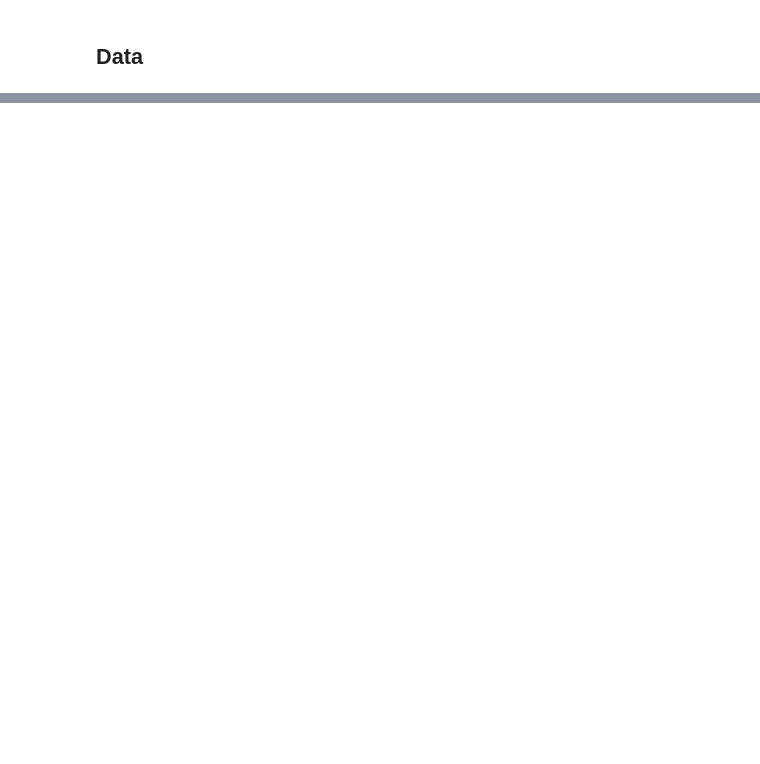
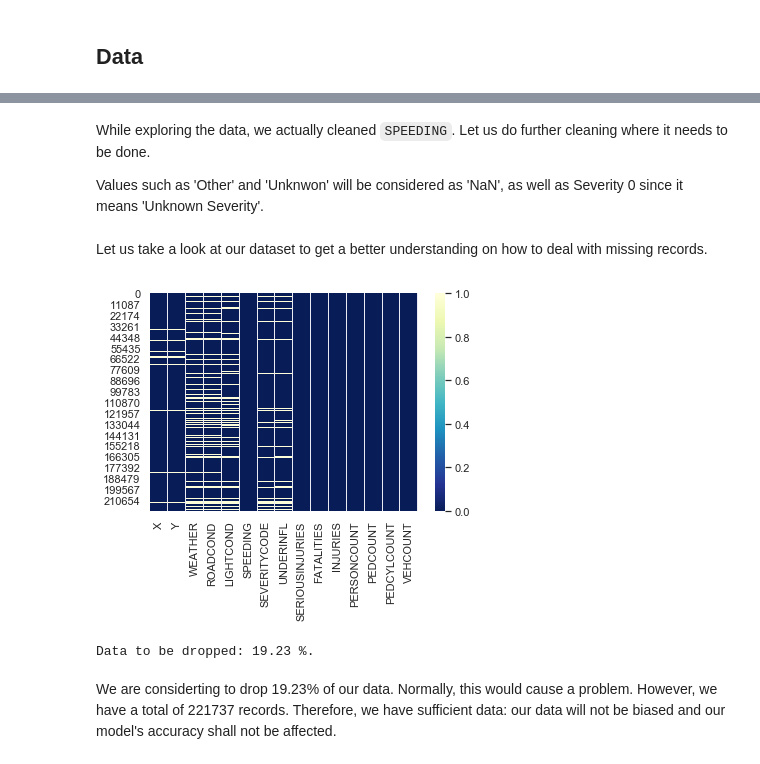
Before and after one commit to IbraM1993/Coursera_Capstone, a Jupyter notebook: Capstone Project_ Car Accident Severity.ipynb, the cells around one changed output, grey strips where cells are left out. Saved outputs shown, nothing was run; the diff lists cells and outputs as text; code cells hidden in the pictures; blank space fills up the shorter version.

```diff
--- a/Capstone Project_ Car Accident Severity.ipynb
+++ b/Capstone Project_ Car Accident Severity.ipynb
@@ -28,0 +450,7 @@ However, a description for the provided dataset was not found. Hence, it might b
+# %%
+data_clean = data[['X', 'Y', 'WEATHER', 'ROADCOND', 'LIGHTCOND',
+                   'SPEEDING', 'SEVERITYCODE', 'UNDERINFL',
+                   'SERIOUSINJURIES', 'FATALITIES', 'INJURIES',
+                   'PERSONCOUNT', 'PEDCOUNT', 'PEDCYLCOUNT', 'VEHCOUNT']]
+
+data_clean.info()
@@ -28,0 +478,24 @@ However, a description for the provided dataset was not found. Hence, it might b
+# %% [markdown]
+While exploring the data, we actually cleaned `SPEEDING`. Let us do further cleaning where it needs to be done.
+
+Values such as 'Other' and 'Unknwon' will be considered as 'NaN', as well as Severity 0 since it means 'Unknown Severity'.
+# %%
+data_clean.replace("Unknown", np.nan, inplace=True)
+data_clean.replace("Other", np.nan, inplace=True)
+data_clean["SEVERITYCODE"].replace("0", np.nan, inplace=True)
+# %% [markdown]
+Let us take a look at our dataset to get a better understanding on how to deal with missing records.
+# %%
+sns.heatmap(data_clean.isnull(), cmap="YlGnBu_r")
+plt.show()
+# %% [output]
+[figure, added]
+# %%
+# maximum number of NaNs divided by the totel number of entries: this shows the percentage of the data that we consider to drop
+data_drop_per = (data_clean.isnull().sum(axis=0).max() / len(data_clean)) * 100
+data_drop_per = round(data_drop_per, 2)
+print("Data to be dropped:", data_drop_per, "%.")
+# %% [output]
+Data to be dropped: 19.23 %.
+# %% [markdown]
+We are considerting to drop 19.23% of our data. Normally, this would cause a problem. However, we have a total of 221737 records. Therefore, we have sufficient data: our data will not be biased and our model's accuracy shall not be affected.
```
Also changed, not shown: parts of 134 cells of this notebook.
